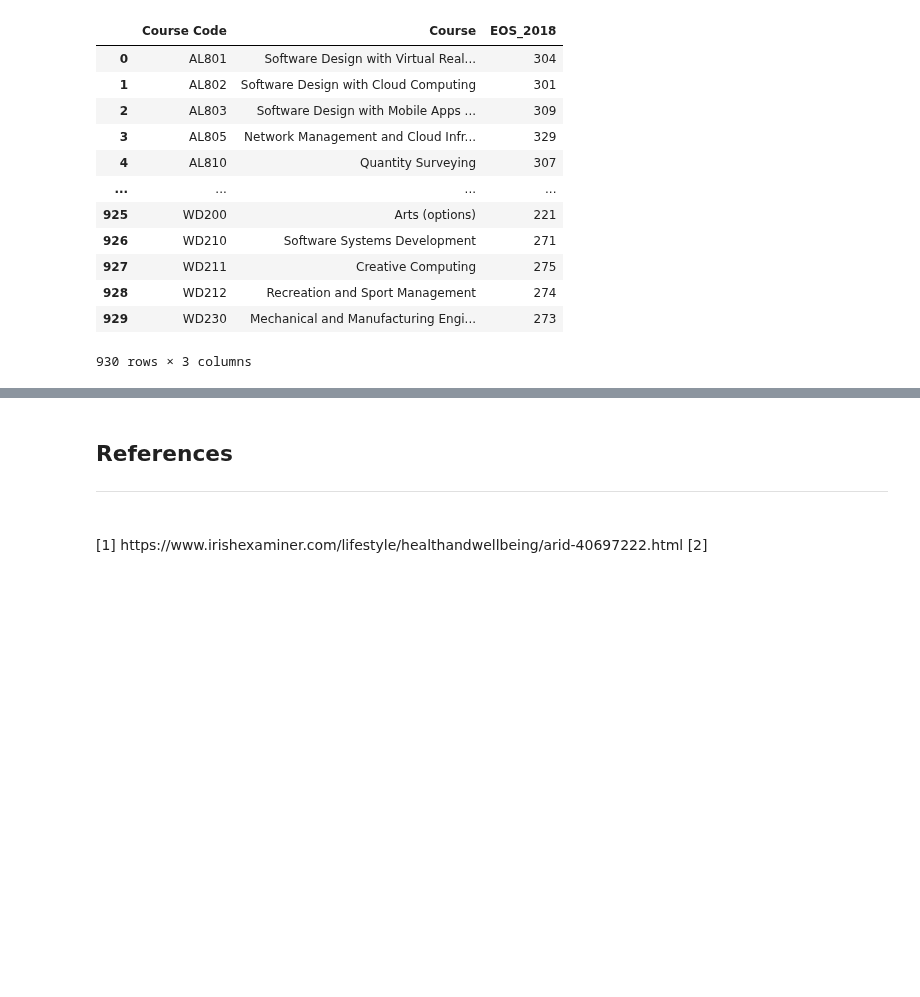
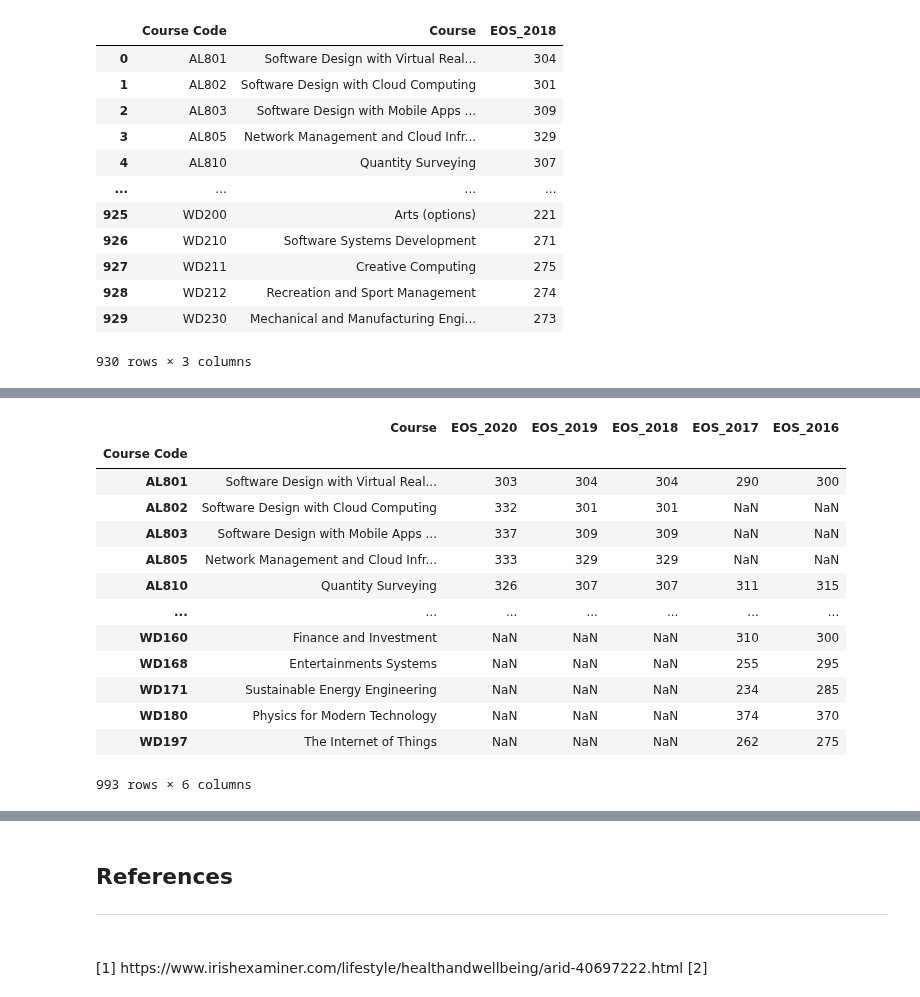
Before and after one commit to G00398275/FODA2021, a Jupyter notebook: cao.ipynb, the cells around one changed output, grey strips where cells are left out. Saved outputs shown, nothing was run; the diff lists cells and outputs as text; code cells hidden in the pictures; blank space fills up the shorter version.

Commit message:
Created new database joining 2020-2016 Level 8 points

```diff
--- a/cao.ipynb
+++ b/cao.ipynb
@@ -1318,0 +1728,4 @@ df2018
+# %%
+# Setting the index as the course code as done previously
+df2017_EOS.set_index('Course Code', inplace=True)
+df2017_EOS
@@ -1318,0 +1747,4 @@ df2018
+# %%
+# Joining the 2019 EOS points to the 2020 EOS points
+eos_courses_all = eos_courses_all.join(df2017_EOS)
+eos_courses_all
@@ -1318,0 +1766,3 @@ df2018
+# %%
+df2016_EOS = df2016[['Course Code', 'EOS_2016']]
+df2016_EOS
@@ -1318,0 +1783,4 @@ df2018
+# %%
+# Setting the index as the course code as done previously
+df2016_EOS.set_index('Course Code', inplace=True)
+df2016_EOS
@@ -1318,0 +1802,19 @@ df2018
+# %%
+# Joining the 2019 EOS points to the 2020 EOS points
+eos_courses_all = eos_courses_all.join(df2016_EOS)
+eos_courses_all
+# %% [output]
+|  | Course | EOS_2020 | EOS_2019 | EOS_2018 | EOS_2017 | EOS_2016 |
+| Course Code |  |  |  |  |  |  |
+| AL801 | Software Design with Virtual Real... | 303 | 304 | 304 | 290 | 300 |
+| AL802 | Software Design with Cloud Computing | 332 | 301 | 301 | NaN | NaN |
+| AL803 | Software Design with Mobile Apps ... | 337 | 309 | 309 | NaN | NaN |
+| AL805 | Network Management and Cloud Infr... | 333 | 329 | 329 | NaN | NaN |
+| AL810 | Quantity Surveying | 326 | 307 | 307 | 311 | 315 |
+| ... | ... | ... | ... | ... | ... | ... |
+| WD160 | Finance and Investment | NaN | NaN | NaN | 310 | 300 |
+| WD168 | Entertainments Systems | NaN | NaN | NaN | 255 | 295 |
+| WD171 | Sustainable Energy Engineering | NaN | NaN | NaN | 234 | 285 |
+| WD180 | Physics for Modern Technology | NaN | NaN | NaN | 374 | 370 |
+| WD197 | The Internet of Things | NaN | NaN | NaN | 262 | 275 |
+993 rows × 6 columns
```
Also changed, not shown: parts of 46 cells of this notebook, 20 other files.
